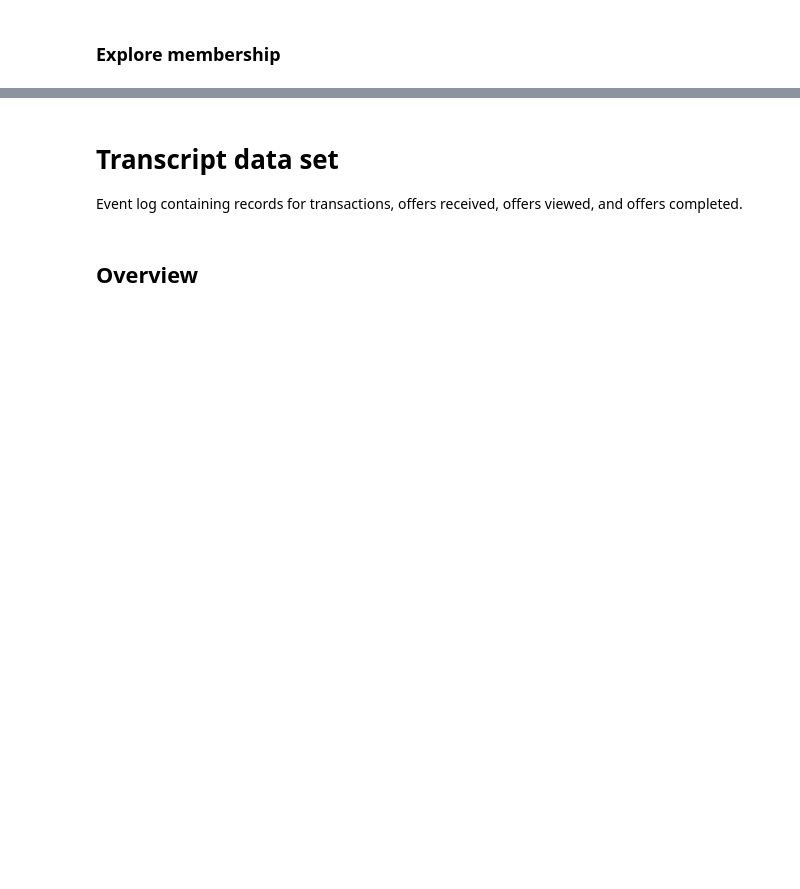
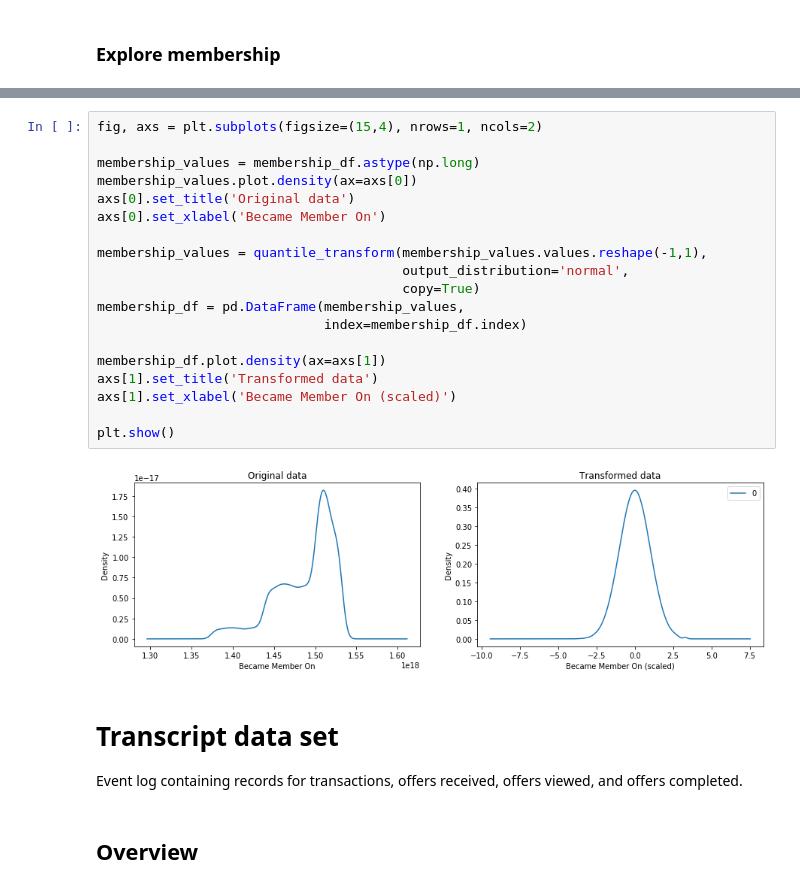
Before and after one commit to silviomori/udacity-machine-learning-capstone-starbucks, a Jupyter notebook: DataExploration.ipynb, the cells around one changed output, grey strips where cells are left out. Drawn from its saved outputs; the diff is of its cells as text; blank space fills up the shorter version.

```diff
--- a/DataExploration.ipynb
+++ b/DataExploration.ipynb
@@ -428,6 +462,27 @@ plt.show()
 # %% [output]
 [interactive output not drawn]
 [figure]
+# %%
+fig, axs = plt.subplots(figsize=(15,4), nrows=1, ncols=2)
+
+membership_values = membership_df.astype(np.long)
+membership_values.plot.density(ax=axs[0])
+axs[0].set_title('Original data')
+axs[0].set_xlabel('Became Member On')
+
+membership_values = quantile_transform(membership_values.values.reshape(-1,1),
+                                       output_distribution='normal',
+                                       copy=True)
+membership_df = pd.DataFrame(membership_values,
+                             index=membership_df.index)
+
+membership_df.plot.density(ax=axs[1])
+axs[1].set_title('Transformed data')
+axs[1].set_xlabel('Became Member On (scaled)')
+
+plt.show()
+# %% [output]
+[figure, added]
 # %% [markdown]
 # Transcript data set
 Event log containing records for transactions, offers received, offers viewed, and offers completed.
```
Also changed, not shown: parts of 8 cells of this notebook.
